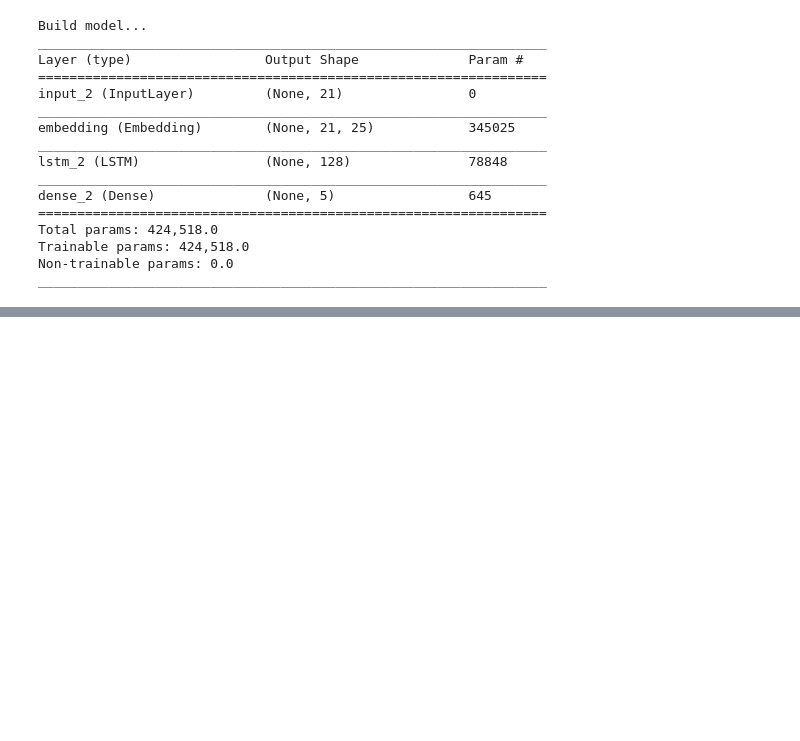
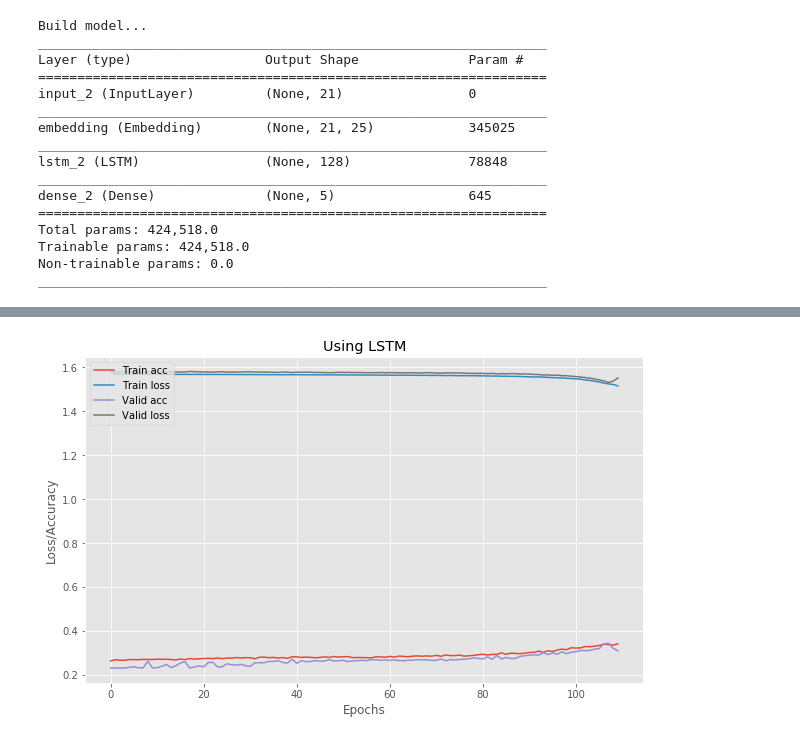
Before and after one commit to svjan5/CNN-for-text-classification, a Jupyter notebook: LSTM/LSTM_Main.ipynb, the cells around one changed output, grey strips where cells are left out. Saved outputs shown, nothing was run; the diff lists cells and outputs as text; code cells hidden in the pictures; blank space fills up the shorter version.

```diff
--- a/LSTM/LSTM_Main.ipynb
+++ b/LSTM/LSTM_Main.ipynb
@@ -206,19 +203,21 @@ model.save(filename + '.h5';)
 # %%
 import matplotlib.pyplot as plt
 plt.style.use('ggplot')
 
 plt.rcParams["figure.figsize"] = (10,6)
 plt.plot(model.history.history['acc'])
 plt.plot(model.history.history['loss'])
 plt.plot(model.history.history['val_acc'])
 plt.plot(model.history.history['val_loss'])
 plt.legend(['Train acc','Train loss','Valid acc', 'Valid loss'], loc=2)
 plt.xlabel('Epochs')
 plt.ylabel('Loss/Accuracy')
-plt.title('Using '+ model_type)
+plt.title('Using LSTM')
 # imgName = 'Images/' + model_type + '_' + date + '_' + time + '.jpg'
 # plt.savefig( imgName, dpi= 200, bbox_inches='tight', transparent=False)
 plt.show()
+# %% [output]
+[figure, added]
 # %%
 import pickle
 
```
Also changed, not shown: parts of 12 cells of this notebook.
